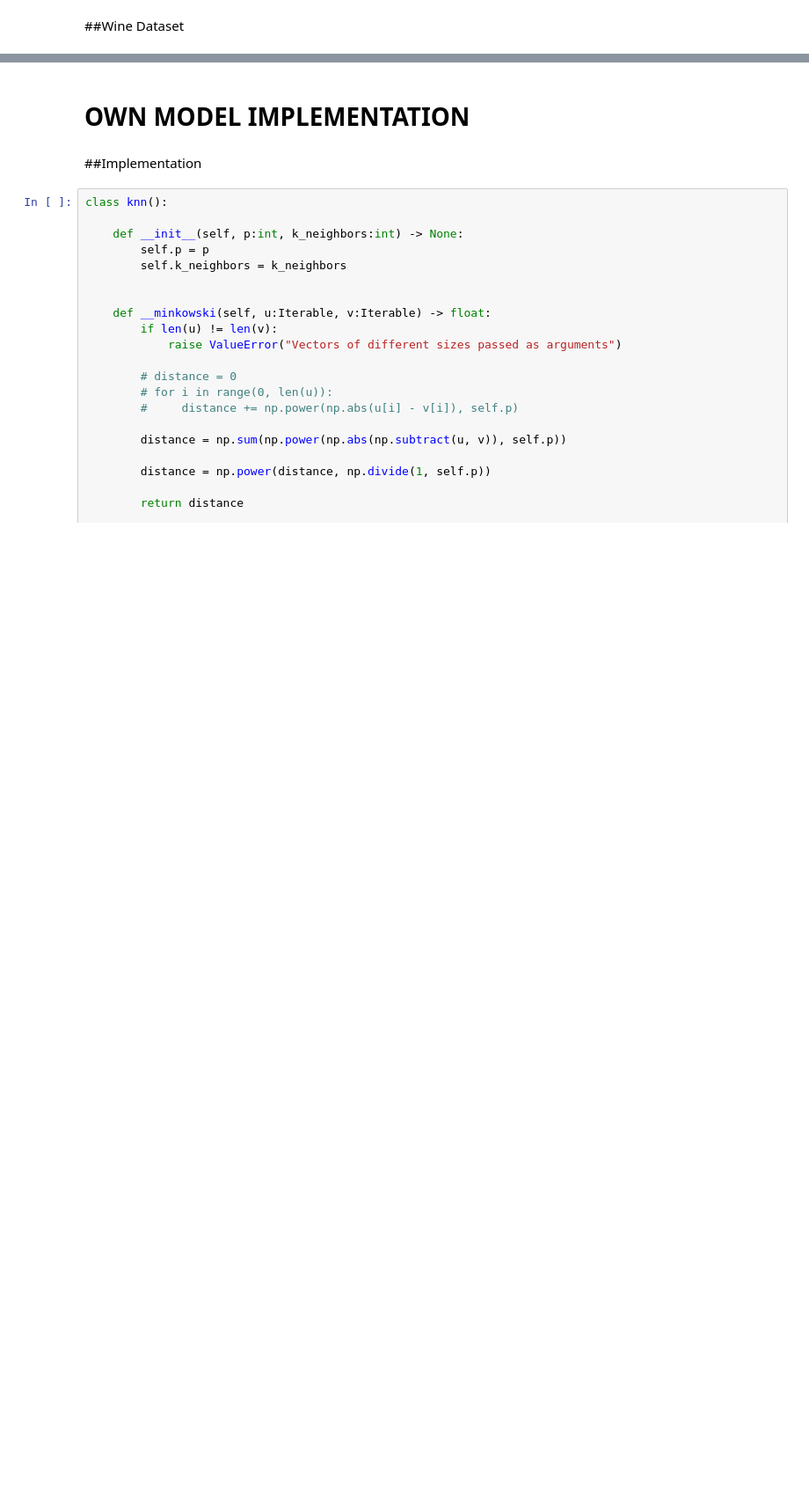
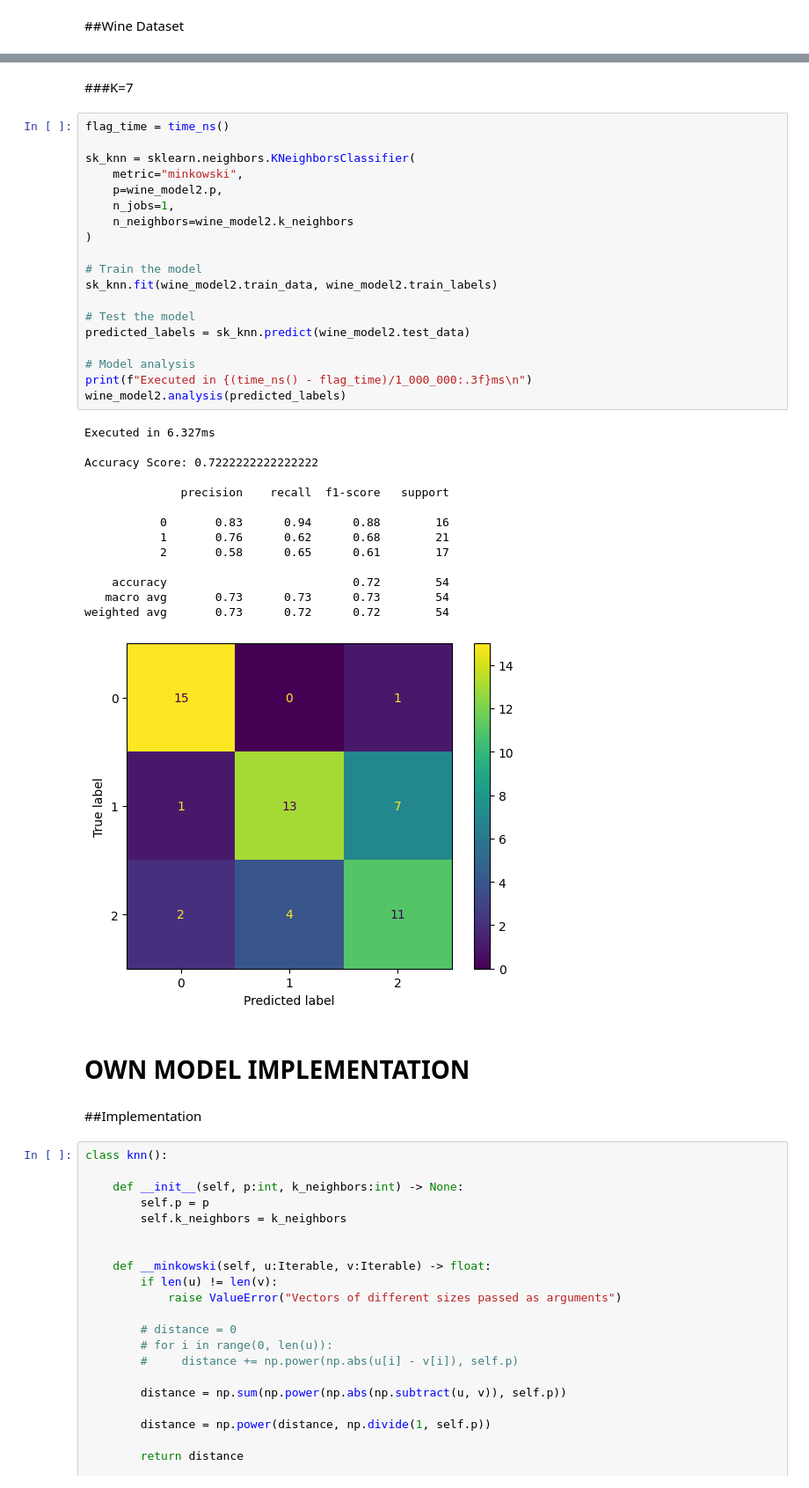
Before and after one commit to lucas-azdias/Conteudo-Universidade, a Jupyter notebook: Ciência da Computação/6º Período/Aprendizagem de Máquina/[TAREFAS]/Avaliação Somativa 01 (TDE1 - 8hrs)/Implementação KNN.ipynb, the cells around one changed output, grey strips where cells are left out. Shown at 88% size. Cells and saved outputs as stored; diff of their text form; blank space fills up the shorter version.

```diff
--- a/Ciência da Computação/6º Período/Aprendizagem de Máquina/[TAREFAS]/Avaliação Somativa 01 (TDE1 - 8hrs)/Implementação KNN.ipynb
+++ b/Ciência da Computação/6º Período/Aprendizagem de Máquina/[TAREFAS]/Avaliação Somativa 01 (TDE1 - 8hrs)/Implementação KNN.ipynb
@@ -152,6 +197,42 @@ Accuracy Score: 0.7407407407407407
    macro avg       0.74      0.75      0.74        54
 weighted avg       0.74      0.74      0.74        54
 [figure]
+# %% [markdown]
+###K=7
+# %%
+flag_time = time_ns()
+
+sk_knn = sklearn.neighbors.KNeighborsClassifier(
+    metric="minkowski",
+    p=wine_model2.p,
+    n_jobs=1,
+    n_neighbors=wine_model2.k_neighbors
+)
+
+# Train the model
+sk_knn.fit(wine_model2.train_data, wine_model2.train_labels)
+
+# Test the model
+predicted_labels = sk_knn.predict(wine_model2.test_data)
+
+# Model analysis
+print(f"Executed in {(time_ns() - flag_time)/1_000_000:.3f}ms\n")
+wine_model2.analysis(predicted_labels)
+# %% [output]
+Executed in 6.327ms
+
+Accuracy Score: 0.7222222222222222
+
+              precision    recall  f1-score   support
+
+           0       0.83      0.94      0.88        16
+           1       0.76      0.62      0.68        21
+           2       0.58      0.65      0.61        17
+
+    accuracy                           0.72        54
+   macro avg       0.73      0.73      0.73        54
+weighted avg       0.73      0.72      0.72        54
+[figure, added]
 # %% [markdown]
 # OWN MODEL IMPLEMENTATION
 # %% [markdown]
```
Also changed, not shown: parts of 15 cells of this notebook.
